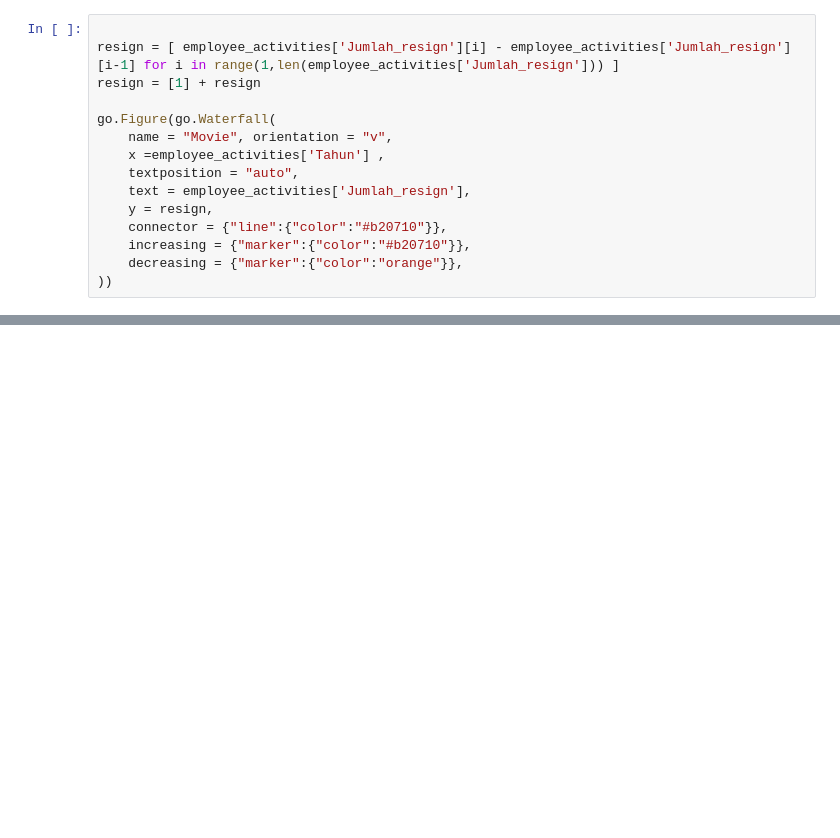
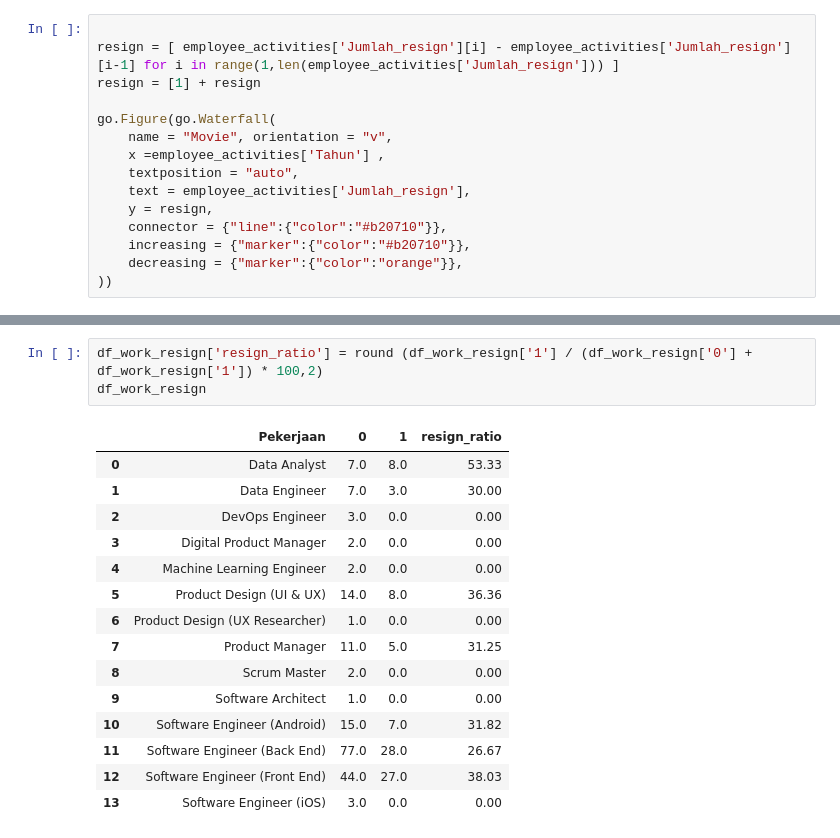
Before and after one commit to JodhiKrisantus/Improving-Employee-Retention, a Jupyter notebook: script_python.ipynb, the cells around one changed output, grey strips where cells are left out. Drawn from its saved outputs; the diff is of its cells as text; blank space fills up the shorter version.

```diff
--- a/script_python.ipynb
+++ b/script_python.ipynb
@@ -425,0 +458,19 @@ go.Figure(go.Waterfall(
+# %%
+df_work_resign['resign_ratio'] = round (df_work_resign['1'] / (df_work_resign['0'] + df_work_resign['1']) * 100,2)
+df_work_resign
+# %% [output]
+|  | Pekerjaan | 0 | 1 | resign_ratio |
+| 0 | Data Analyst | 7.0 | 8.0 | 53.33 |
+| 1 | Data Engineer | 7.0 | 3.0 | 30.00 |
+| 2 | DevOps Engineer | 3.0 | 0.0 | 0.00 |
+| 3 | Digital Product Manager | 2.0 | 0.0 | 0.00 |
+| 4 | Machine Learning Engineer | 2.0 | 0.0 | 0.00 |
+| 5 | Product Design (UI & UX) | 14.0 | 8.0 | 36.36 |
+| 6 | Product Design (UX Researcher) | 1.0 | 0.0 | 0.00 |
+| 7 | Product Manager | 11.0 | 5.0 | 31.25 |
+| 8 | Scrum Master | 2.0 | 0.0 | 0.00 |
+| 9 | Software Architect | 1.0 | 0.0 | 0.00 |
+| 10 | Software Engineer (Android) | 15.0 | 7.0 | 31.82 |
+| 11 | Software Engineer (Back End) | 77.0 | 28.0 | 26.67 |
+| 12 | Software Engineer (Front End) | 44.0 | 27.0 | 38.03 |
+| 13 | Software Engineer (iOS) | 3.0 | 0.0 | 0.00 |
```
Also changed, not shown: parts of 6 cells of this notebook.
